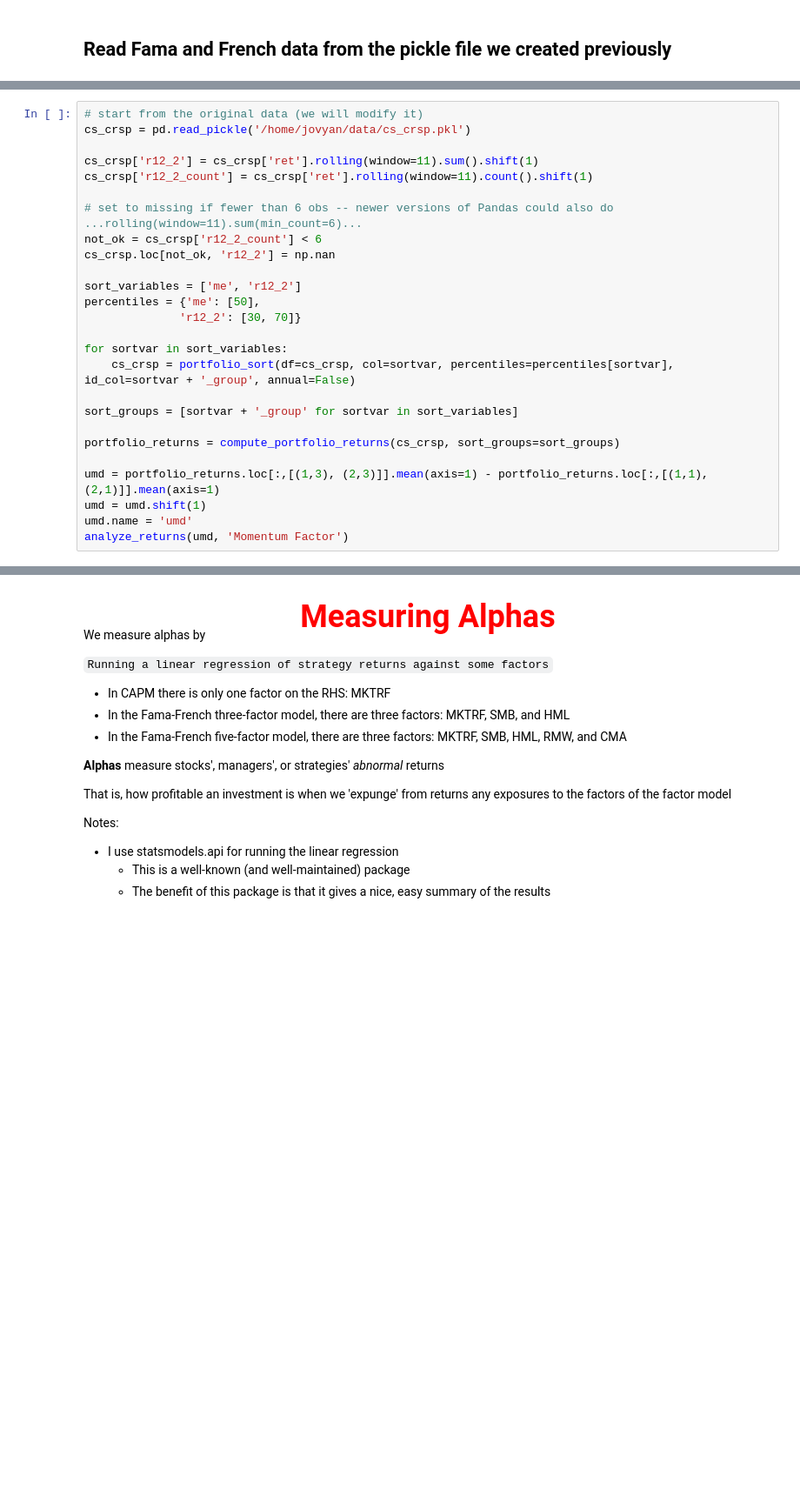
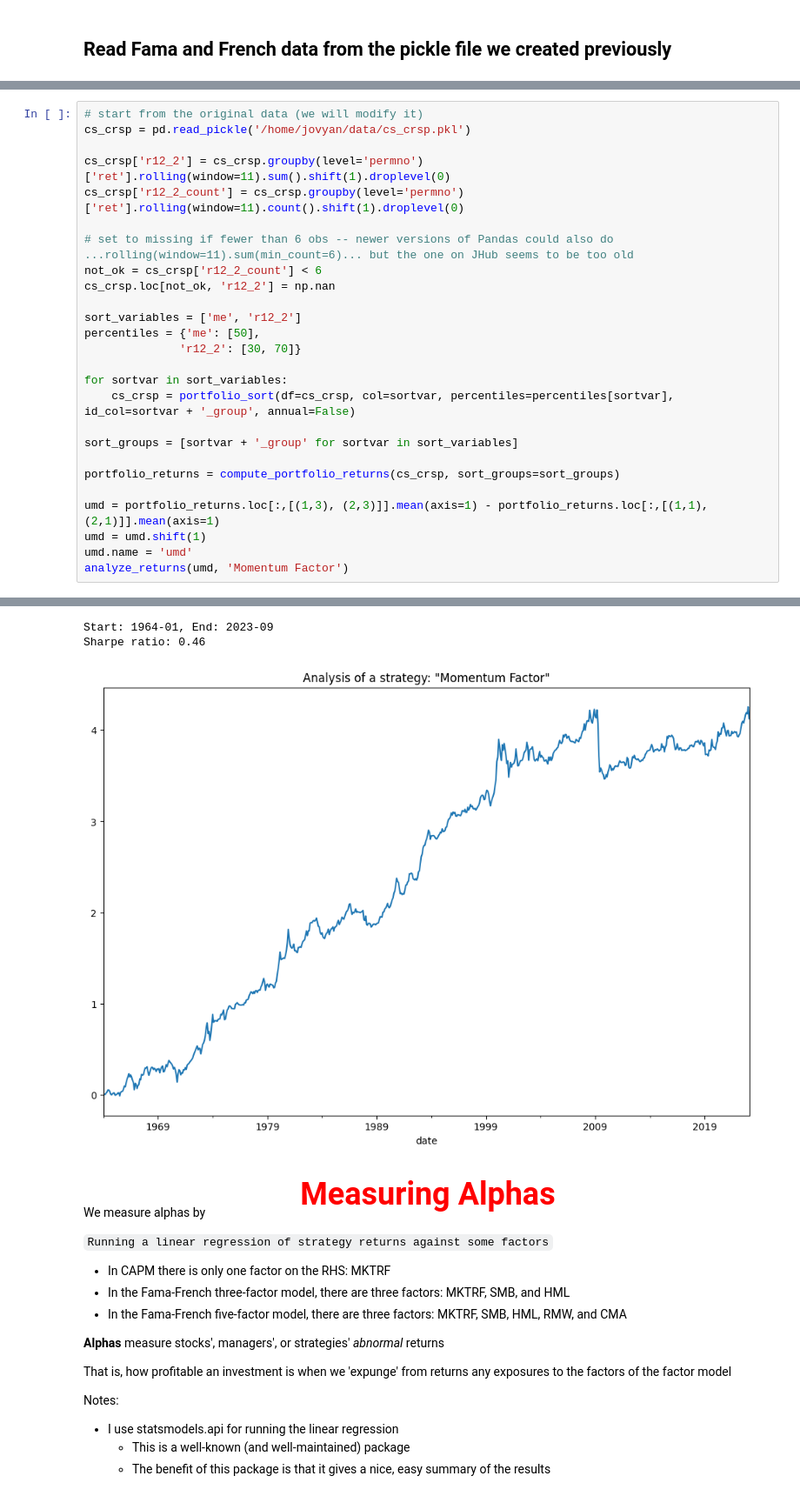
Before and after one commit to jlinnain/tuck_qip, a Jupyter notebook: Lectures/Topic4_Factors_and_Alphas.ipynb, the cells around one changed output, grey strips where cells are left out. Shown at 87% size. Drawn from its saved outputs; the diff is of its cells as text; blank space fills up the shorter version.

```diff
--- a/Lectures/Topic4_Factors_and_Alphas.ipynb
+++ b/Lectures/Topic4_Factors_and_Alphas.ipynb
@@ -324,10 +472,10 @@ Note: This factor is rebalanced monthly, and so I set annual=False
 # start from the original data (we will modify it)
 cs_crsp = pd.read_pickle('/home/jovyan/data/cs_crsp.pkl')
 
-cs_crsp['r12_2'] = cs_crsp['ret'].rolling(window=11).sum().shift(1)
-cs_crsp['r12_2_count'] = cs_crsp['ret'].rolling(window=11).count().shift(1)
+cs_crsp['r12_2'] = cs_crsp.groupby(level='permno')['ret'].rolling(window=11).sum().shift(1).droplevel(0)
+cs_crsp['r12_2_count'] = cs_crsp.groupby(level='permno')['ret'].rolling(window=11).count().shift(1).droplevel(0)
 
-# set to missing if fewer than 6 obs -- newer versions of Pandas could also do ...rolling(window=11).sum(min_count=6)...
+# set to missing if fewer than 6 obs -- newer versions of Pandas could also do ...rolling(window=11).sum(min_count=6)... but the one on JHub seems to be too old
 not_ok = cs_crsp['r12_2_count'] < 6
 cs_crsp.loc[not_ok, 'r12_2'] = np.nan
 
@@ -346,3 +494,4 @@ umd = portfolio_returns.loc[:,[(1,3), (2,3)]].mean(axis=1) - portfolio_returns.l
 umd = umd.shift(1)
 umd.name = 'umd'
 analyze_returns(umd, 'Momentum Factor')
+# %% [output]
@@ -349,3 +500,6 @@ analyze_returns(umd, 'Momentum Factor')
+Start: 1964-01, End: 2023-09
+Sharpe ratio: 0.46
+[figure, added]
 # %% [markdown]
 <br>
 <div style="text-align: center; font-family: 'Georgia', sans-serif; font-size: 36px; font-weight: bold; color: red;">
```
Also changed, not shown: parts of 18 cells of this notebook.
